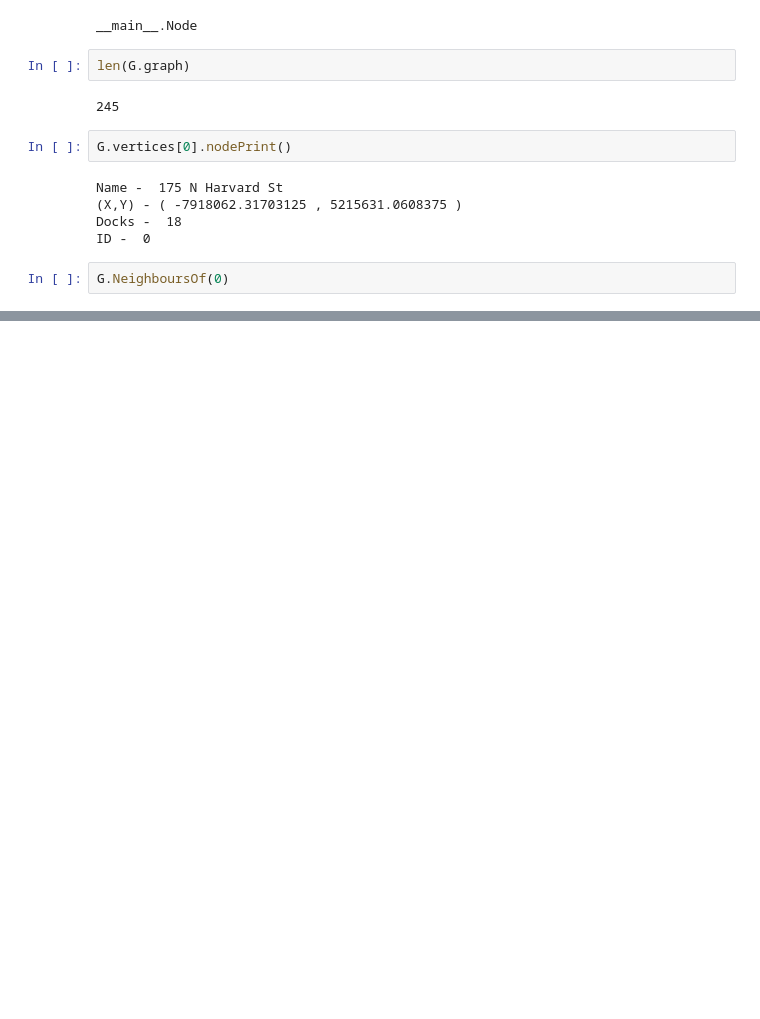
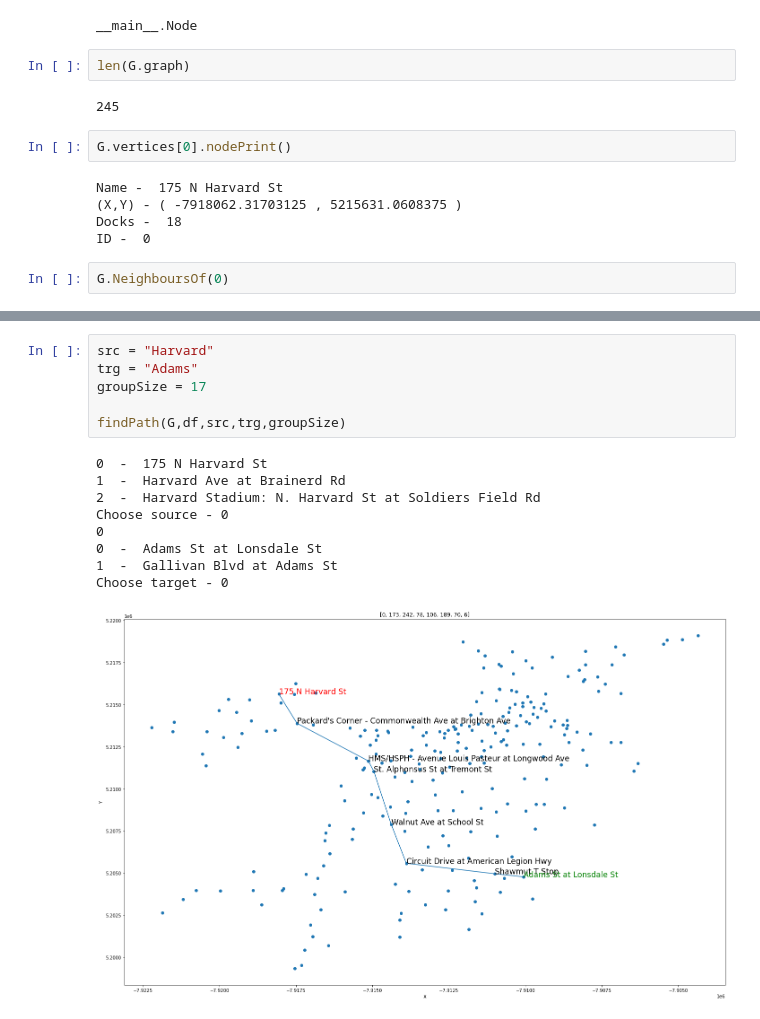
Before and after one commit to RaajasTongaonkar/CS5800-Final-Project, a Jupyter notebook: CS5800_final_project_djikstra's_implementation.ipynb, the cells around one changed output, grey strips where cells are left out. Drawn from its saved outputs; the diff is of its cells as text; blank space fills up the shorter version.

```diff
--- a/CS5800_final_project_djikstra's_implementation.ipynb
+++ b/CS5800_final_project_djikstra's_implementation.ipynb
@@ -119,0 +254,16 @@ Cannot reach with given group size
+# %%
+src = "Harvard"
+trg = "Adams"
+groupSize = 17
+
+findPath(G,df,src,trg,groupSize)
+# %% [output]
+0  -  175 N Harvard St
+1  -  Harvard Ave at Brainerd Rd
+2  -  Harvard Stadium: N. Harvard St at Soldiers Field Rd
+Choose source - 0
+0
+0  -  Adams St at Lonsdale St
+1  -  Gallivan Blvd at Adams St
+Choose target - 0
+[figure, added]
```
Also changed, not shown: parts of 16 cells of this notebook.
